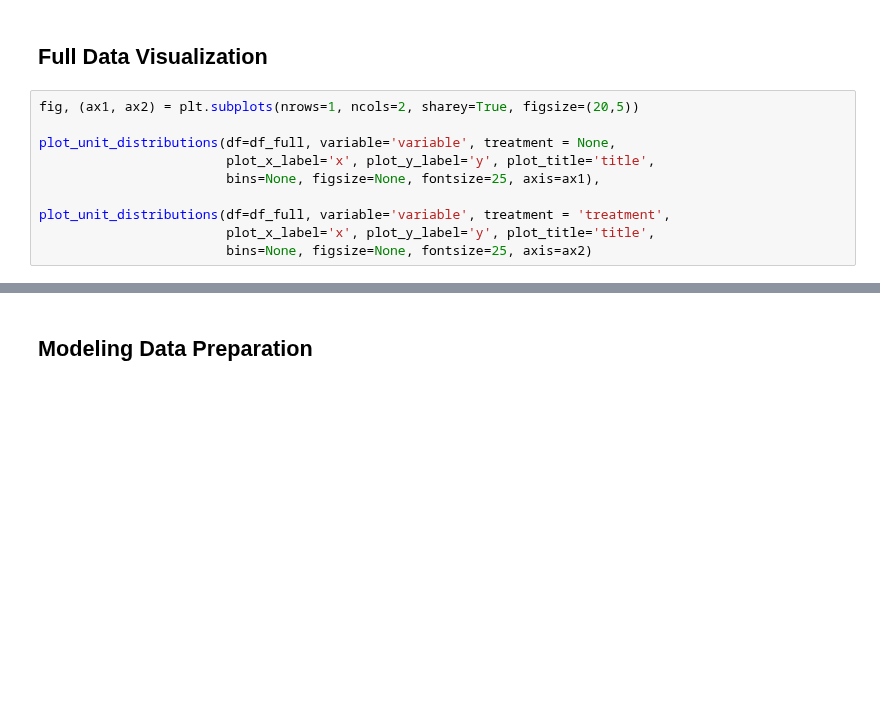
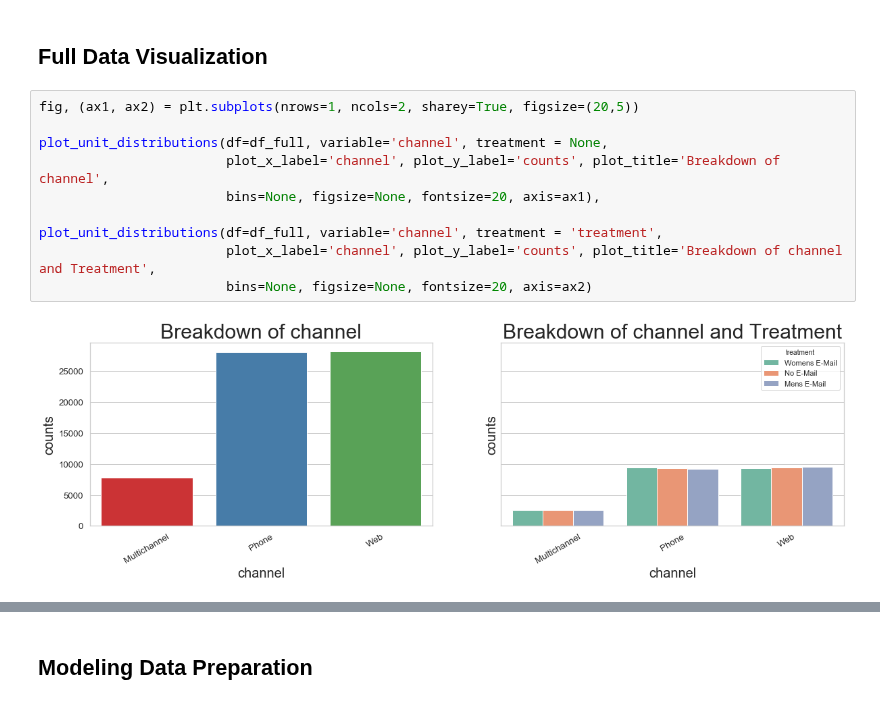
Before and after one commit to andrewtavis/causeinfer, a Jupyter notebook: examples/business_hilstrom.ipynb, the cells around one changed output, grey strips where cells are left out. Drawn from its saved outputs; the diff is of its cells as text; blank space fills up the shorter version.

```diff
--- a/examples/business_hilstrom.ipynb
+++ b/examples/business_hilstrom.ipynb
@@ -80,10 +83,12 @@ sns.set(style="whitegrid")
 # %%
 fig, (ax1, ax2) = plt.subplots(nrows=1, ncols=2, sharey=True, figsize=(20,5))
 
-plot_unit_distributions(df=df_full, variable='variable', treatment = None,
-                        plot_x_label='x', plot_y_label='y', plot_title='title',
-                        bins=None, figsize=None, fontsize=25, axis=ax1),
+plot_unit_distributions(df=df_full, variable='channel', treatment = None,
+                        plot_x_label='channel', plot_y_label='counts', plot_title='Breakdown of channel',
+                        bins=None, figsize=None, fontsize=20, axis=ax1),
 
-plot_unit_distributions(df=df_full, variable='variable', treatment = 'treatment',
-                        plot_x_label='x', plot_y_label='y', plot_title='title',
-                        bins=None, figsize=None, fontsize=25, axis=ax2)
+plot_unit_distributions(df=df_full, variable='channel', treatment = 'treatment',
+                        plot_x_label='channel', plot_y_label='counts', plot_title='Breakdown of channel and Treatment',
+                        bins=None, figsize=None, fontsize=20, axis=ax2)
+# %% [output]
+[figure, added]
```
Also changed, not shown: parts of 43 cells of this notebook, 5 other files.
